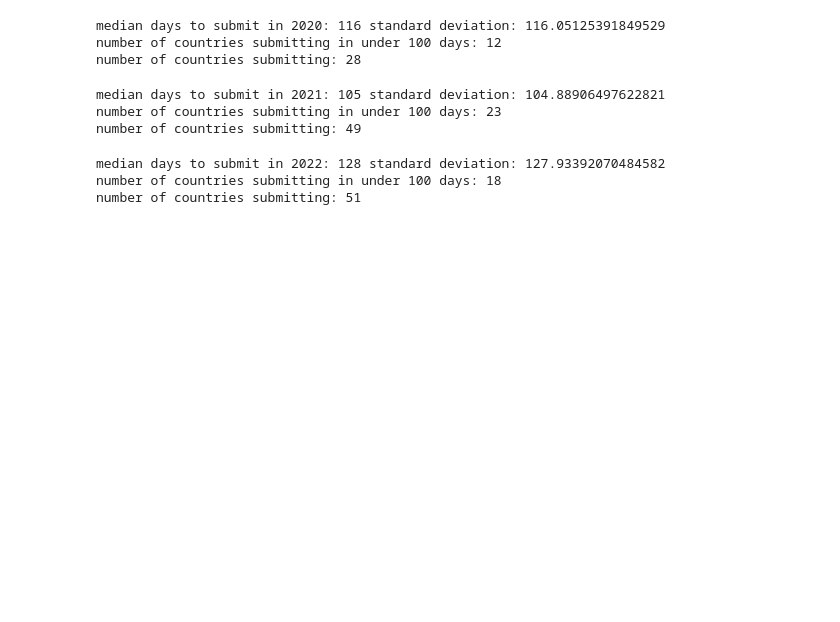
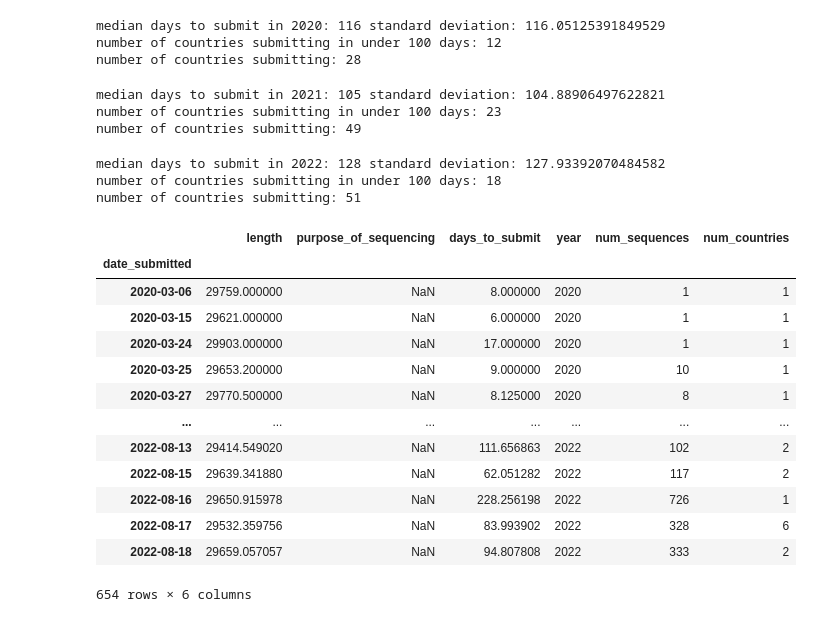
Before and after one commit to pvanheus/GISAID_processing, a Jupyter notebook: compute_days_to_submit.ipynb, the cells around one changed output. Cells and saved outputs as stored; diff of their text form; code cells hidden in the pictures; blank space fills up the shorter version.

```diff
--- a/compute_days_to_submit.ipynb
+++ b/compute_days_to_submit.ipynb
@@ -80,3 +81,26 @@ print_dts_stats(days_to_submit_df_2022, '2022', 100)
 median days to submit in 2022: 128 standard deviation: 127.93392070484582
 number of countries submitting in under 100 days: 18
 number of countries submitting: 51
+# %%
+median_dts = africa_metadata.groupby('date_submitted').mean()
+year_series = median_dts.reset_index().date_submitted.apply(lambda d: d.split('-')[0])
+year_series.index = median_dts.index
+median_dts.insert(len(median_dts.columns), 'year', year_series)
+median_dts.insert(len(median_dts.columns), 'num_sequences', africa_metadata.groupby('date_submitted').count().virus)
+median_dts.insert(len(median_dts.columns), 'num_countries', africa_metadata.groupby('date_submitted')['country'].nunique())
+median_dts
+# %% [output]
+|  | length | purpose_of_sequencing | days_to_submit | year | num_sequences | num_countries |
+| date_submitted |  |  |  |  |  |  |
+| 2020-03-06 | 29759.000000 | NaN | 8.000000 | 2020 | 1 | 1 |
+| 2020-03-15 | 29621.000000 | NaN | 6.000000 | 2020 | 1 | 1 |
+| 2020-03-24 | 29903.000000 | NaN | 17.000000 | 2020 | 1 | 1 |
+| 2020-03-25 | 29653.200000 | NaN | 9.000000 | 2020 | 10 | 1 |
+| 2020-03-27 | 29770.500000 | NaN | 8.125000 | 2020 | 8 | 1 |
+| ... | ... | ... | ... | ... | ... | ... |
+| 2022-08-13 | 29414.549020 | NaN | 111.656863 | 2022 | 102 | 2 |
+| 2022-08-15 | 29639.341880 | NaN | 62.051282 | 2022 | 117 | 2 |
+| 2022-08-16 | 29650.915978 | NaN | 228.256198 | 2022 | 726 | 1 |
+| 2022-08-17 | 29532.359756 | NaN | 83.993902 | 2022 | 328 | 6 |
+| 2022-08-18 | 29659.057057 | NaN | 94.807808 | 2022 | 333 | 2 |
+654 rows × 6 columns
```
Also changed, not shown: parts of 7 cells of this notebook.
